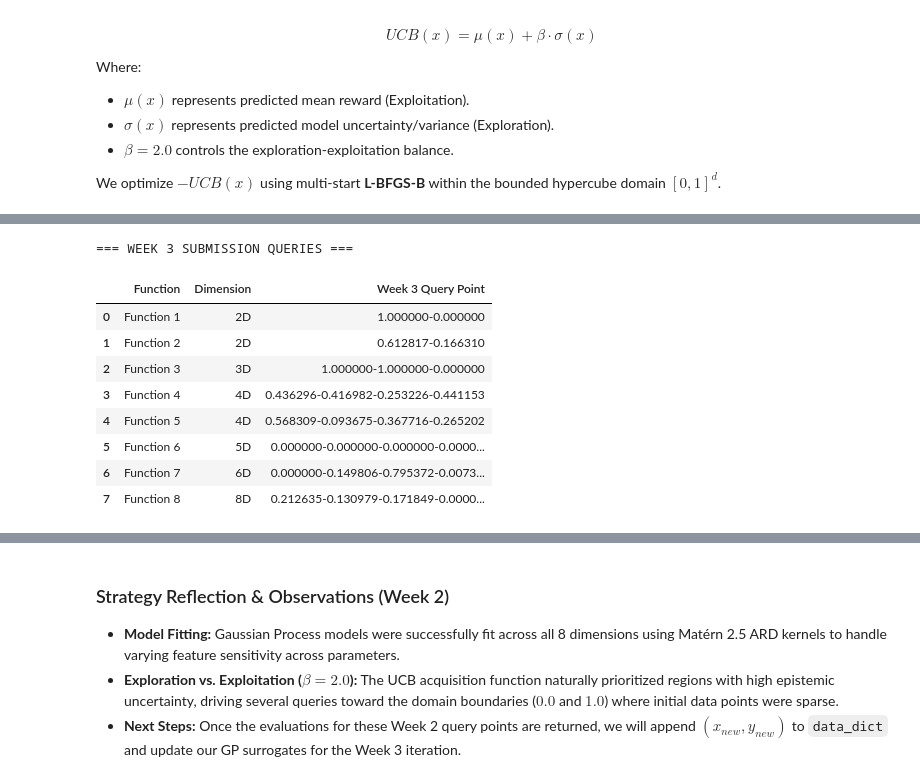
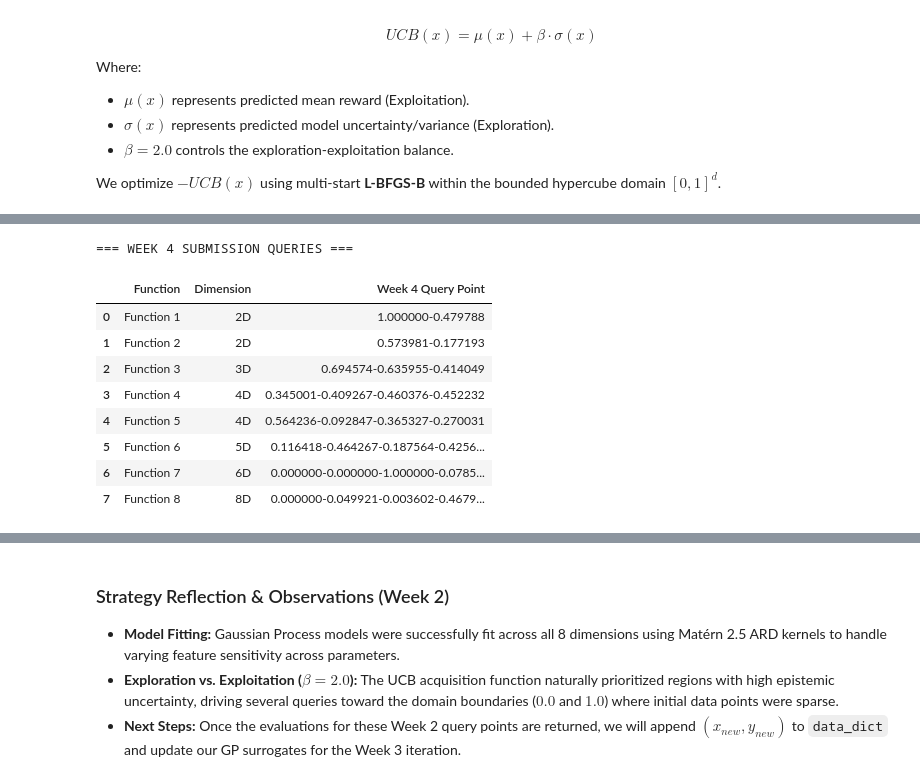
Before and after one commit to Kalyan180655/bayesian-optimization-capstone, a Jupyter notebook: Bayesian_Optimization_Capstone_Master.ipynb, the cells around one changed output, grey strips where cells are left out. Drawn from its saved outputs; the diff is of its cells as text; code cells hidden in the pictures.

```diff
--- a/Bayesian_Optimization_Capstone_Master.ipynb
+++ b/Bayesian_Optimization_Capstone_Master.ipynb
@@ -187,3 +187,41 @@ Function 5: 22 samples
 Function 6: 22 samples
 Function 7: 32 samples
 Function 8: 42 samples
+# %%
+# ==========================================
+# WEEK 3 DATA APPENDING BLOCK
+# ==========================================
+
+week3_inputs = {
+    "Function 1": [1.000000, 0.000000],
+    "Function 2": [0.612817, 0.166310],
+    "Function 3": [1.000000, 1.000000, 0.000000],
+    "Function 4": [0.436296, 0.416982, 0.253226, 0.441153],
+    "Function 5": [0.568309, 0.093675, 0.367716, 0.265202],
+    "Function 6": [0.000000, 0.000000, 0.000000, 0.000000, 0.000000],
+    "Function 7": [0.000000, 0.149806, 0.795372, 0.007389, 0.329176, 0.878280],
+    "Function 8": [0.212635, 0.130979, 0.171849, 0.000000, 1.000000, 0.486954, 0.247993, 1.000000]
+}
+
+week3_outputs = {
+    "Function 1": 0.0,
+    "Function 2": 0.1111455702310529,
+    "Function 3": -0.15994554482563755,
+    "Function 4": -1.4805223413526778,
+    "Function 5": 82.54210658810553,
+    "Function 6": -2.2983288602785437,
+    "Function 7": 0.9852566185302535,
+    "Function 8": 9.905734044492
+}
+
+# Append Week 3 data into master data_dict safely
+for func_name in FUNCTION_SPECS.keys():
+    new_x = np.array(week3_inputs[func_name]).reshape(1, -1)
+    new_y = np.array([week3_outputs[func_name]])
+
+    data_dict[func_name]["X"] = np.vstack([data_dict[func_name]["X"], new_x])
+    data_dict[func_name]["y"] = np.append(data_dict[func_name]["y"], new_y)
+
+print("=== DATASET SUCCESSFULLY UPDATED WITH WEEK 3 ===")
+for func_name, data in data_dict.items():
+    print(f"{func_name}: {data['X'].shape[0]} total samples")
@@ -264,27 +312,27 @@ Function 8 (8D): 0.212635-0.130979-0.171849-0.000000-1.000000-0.486954-0.247993-
 # %%
 import warnings
 from sklearn.exceptions import ConvergenceWarning
 
 # Suppress hyperparameter boundary convergence warnings for clean presentation
 warnings.filterwarnings("ignore", category=ConvergenceWarning)
 
 # Format into a clean Pandas DataFrame for submission/portfolio display
 results_df = pd.DataFrame([
-    {"Function": name, "Dimension": f"{FUNCTION_SPECS[name]}D", "Week 3 Query Point": query}
+    {"Function": name, "Dimension": f"{FUNCTION_SPECS[name]}D", "Week 4 Query Point": query}
     for name, query in week3_queries.items()
 ])
 
-print("=== WEEK 3 SUBMISSION QUERIES ===")
+print("=== WEEK 4 SUBMISSION QUERIES ===")
 results_df
 # %% [output]
-=== WEEK 3 SUBMISSION QUERIES ===
+=== WEEK 4 SUBMISSION QUERIES ===
-|  | Function | Dimension | Week 3 Query Point |
-| 0 | Function 1 | 2D | 1.000000-0.000000 |
-| 1 | Function 2 | 2D | 0.612817-0.166310 |
-| 2 | Function 3 | 3D | 1.000000-1.000000-0.000000 |
-| 3 | Function 4 | 4D | 0.436296-0.416982-0.253226-0.441153 |
-| 4 | Function 5 | 4D | 0.568309-0.093675-0.367716-0.265202 |
-| 5 | Function 6 | 5D | 0.000000-0.000000-0.000000-0.0000... |
-| 6 | Function 7 | 6D | 0.000000-0.149806-0.795372-0.0073... |
-| 7 | Function 8 | 8D | 0.212635-0.130979-0.171849-0.0000... |
+|  | Function | Dimension | Week 4 Query Point |
+| 0 | Function 1 | 2D | 1.000000-0.479788 |
+| 1 | Function 2 | 2D | 0.573981-0.177193 |
+| 2 | Function 3 | 3D | 0.694574-0.635955-0.414049 |
+| 3 | Function 4 | 4D | 0.345001-0.409267-0.460376-0.452232 |
+| 4 | Function 5 | 4D | 0.564236-0.092847-0.365327-0.270031 |
+| 5 | Function 6 | 5D | 0.116418-0.464267-0.187564-0.4256... |
+| 6 | Function 7 | 6D | 0.000000-0.000000-1.000000-0.0785... |
+| 7 | Function 8 | 8D | 0.000000-0.049921-0.003602-0.4679... |
 # %%
```
Also changed, not shown: parts of 4 cells of this notebook.
